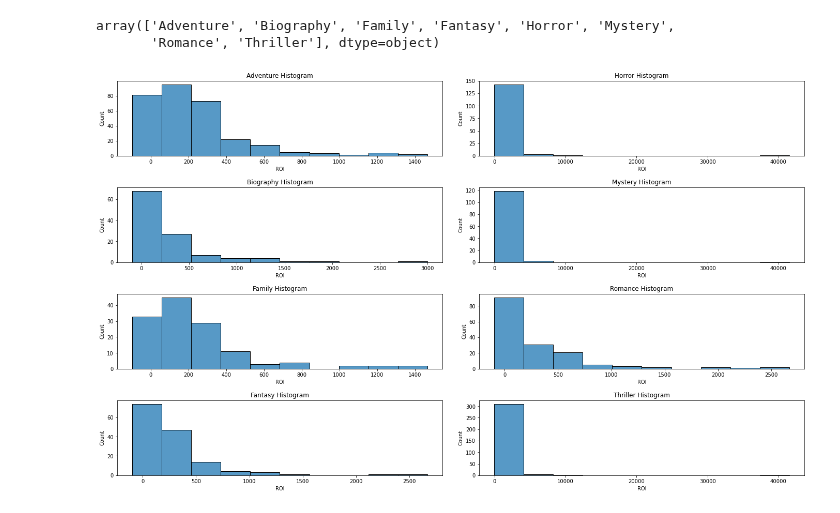
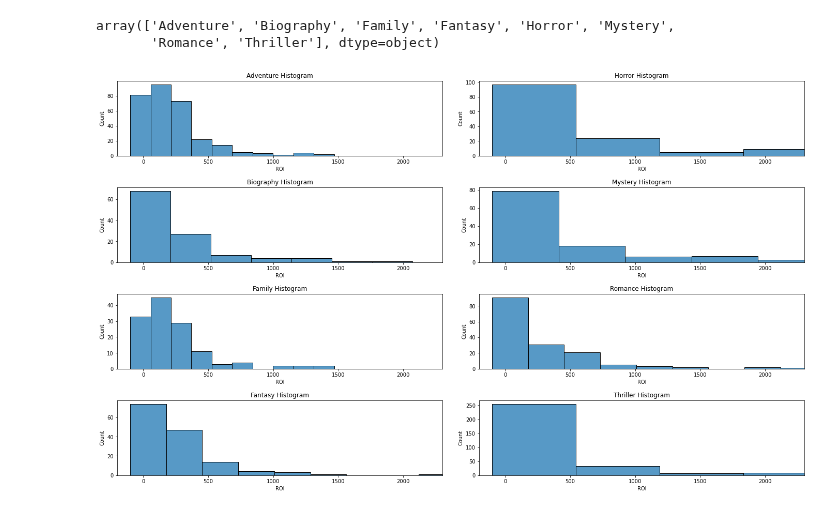
Before and after one commit to JoshuaGottlieb/Microsoft-Movie-Recommendation, a Jupyter notebook: Papa-Folder/EDA.ipynb, the cells around one changed output. Saved outputs shown, nothing was run; the diff lists cells and outputs as text; code cells hidden in the pictures.

```diff
--- a/Papa-Folder/EDA.ipynb
+++ b/Papa-Folder/EDA.ipynb
@@ -105,17 +132,18 @@ array(['Adventure', 'Biography', 'Family', 'Fantasy', 'Horror', 'Mystery',
 # %%
 fig, ax = plt.subplots(4,2, figsize=(20,12))
 
 plt.tight_layout(pad = 4.0)
 
 for index, genre in enumerate(list(test8.genres.unique())):
     axis = ax[index % 4][index // 4]
     sns.histplot(data = test8,
                  x = test8.loc[test8.genres == genre].ROI,
                  common_norm = False,
                  bins = 10,
                  ax = axis);
+    axis.set_xlim([-200, 2300])
     axis.set_title('{} Histogram'.format(genre));
 
 plt.show()
 # %% [output]
-[figure, old version]
+[figure, new version]
```
Also changed, not shown: parts of 7 cells of this notebook, 2 other files.
